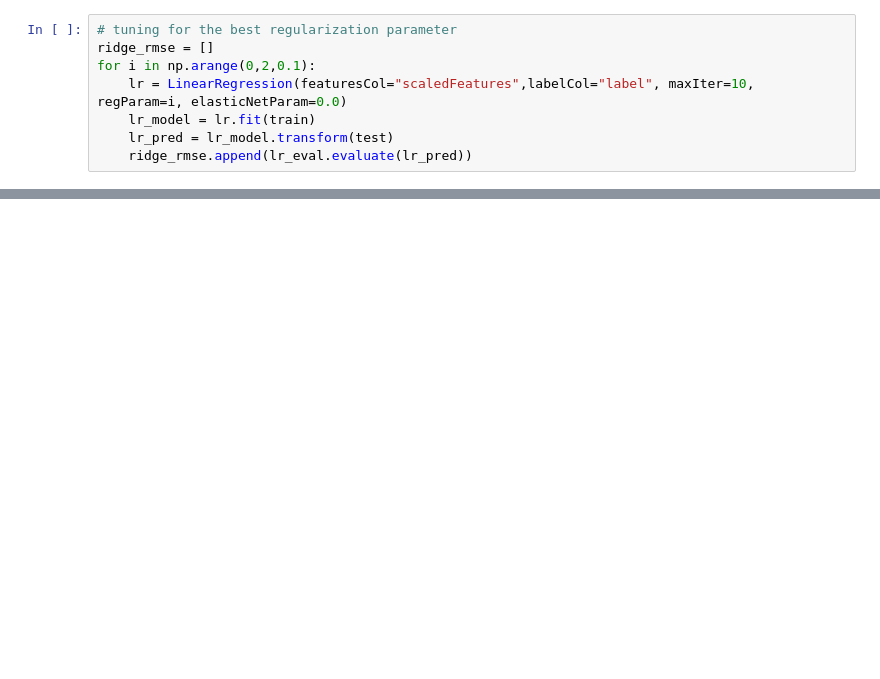
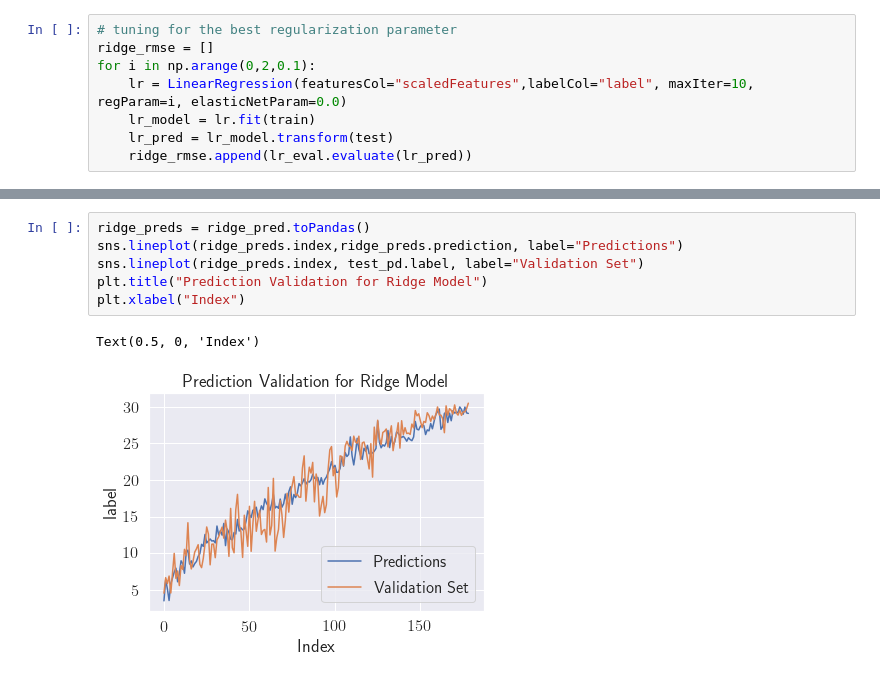
Before and after one commit to brendanwliu/pstat135_final, a Jupyter notebook: linear_regression.ipynb, the cells around one changed output, grey strips where cells are left out. Drawn from its saved outputs; the diff is of its cells as text; blank space fills up the shorter version.

```diff
--- a/linear_regression.ipynb
+++ b/linear_regression.ipynb
@@ -173,0 +239,9 @@ Intercept: -36.62269640847665
+# %%
+ridge_preds = ridge_pred.toPandas()
+sns.lineplot(ridge_preds.index,ridge_preds.prediction, label="Predictions")
+sns.lineplot(ridge_preds.index, test_pd.label, label="Validation Set")
+plt.title("Prediction Validation for Ridge Model")
+plt.xlabel("Index")
+# %% [output]
+Text(0.5, 0, 'Index')
+[figure, added]
```
Also changed, not shown: parts of 16 cells of this notebook, 17 other files.
